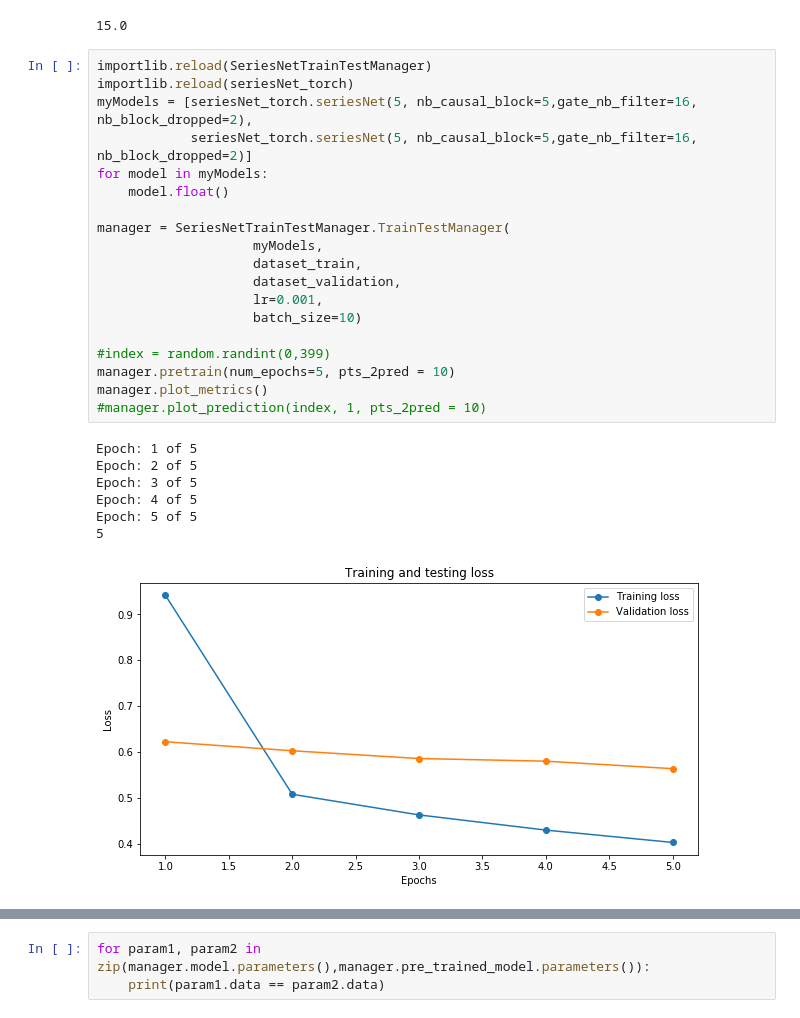
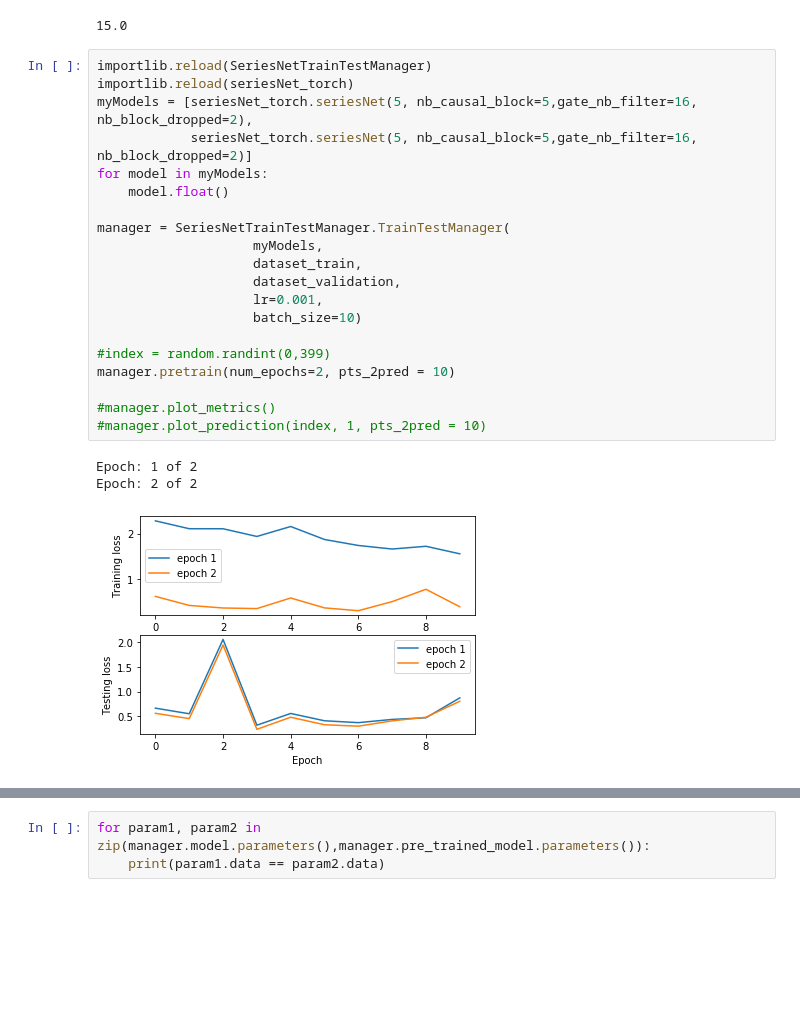
Before and after one commit to mdurandgasselin/IFT-725-TimeSeries, a Jupyter notebook: test_seriesNet.ipynb, the cells around one changed output, grey strips where cells are left out. Cells and saved outputs as stored; diff of their text form; blank space fills up the shorter version.

Commit message:
developement stategie et plot

```diff
--- a/test_seriesNet.ipynb
+++ b/test_seriesNet.ipynb
@@ -649,29 +649,26 @@ array([ 1.,  2.,  4.,  8., 16.])
 # %%
 importlib.reload(SeriesNetTrainTestManager)
 importlib.reload(seriesNet_torch)
 myModels = [seriesNet_torch.seriesNet(5, nb_causal_block=5,gate_nb_filter=16, nb_block_dropped=2),
             seriesNet_torch.seriesNet(5, nb_causal_block=5,gate_nb_filter=16, nb_block_dropped=2)]
 for model in myModels:
     model.float()
 
 manager = SeriesNetTrainTestManager.TrainTestManager(
                     myModels,
                     dataset_train,
                     dataset_validation,
                     lr=0.001,
                     batch_size=10)
 
 #index = random.randint(0,399)
-manager.pretrain(num_epochs=5, pts_2pred = 10)
-manager.plot_metrics()
+manager.pretrain(num_epochs=2, pts_2pred = 10)
+
+#manager.plot_metrics()
 #manager.plot_prediction(index, 1, pts_2pred = 10)
 # %% [output]
-Epoch: 1 of 5
-Epoch: 2 of 5
-Epoch: 3 of 5
-Epoch: 4 of 5
-Epoch: 5 of 5
-5
+Epoch: 1 of 2
+Epoch: 2 of 2
-[figure, old version]
+[figure, new version]
 # %%
 index = random.randint(0,399)
```
Also changed, not shown: parts of 5 cells of this notebook, 1 other file.
